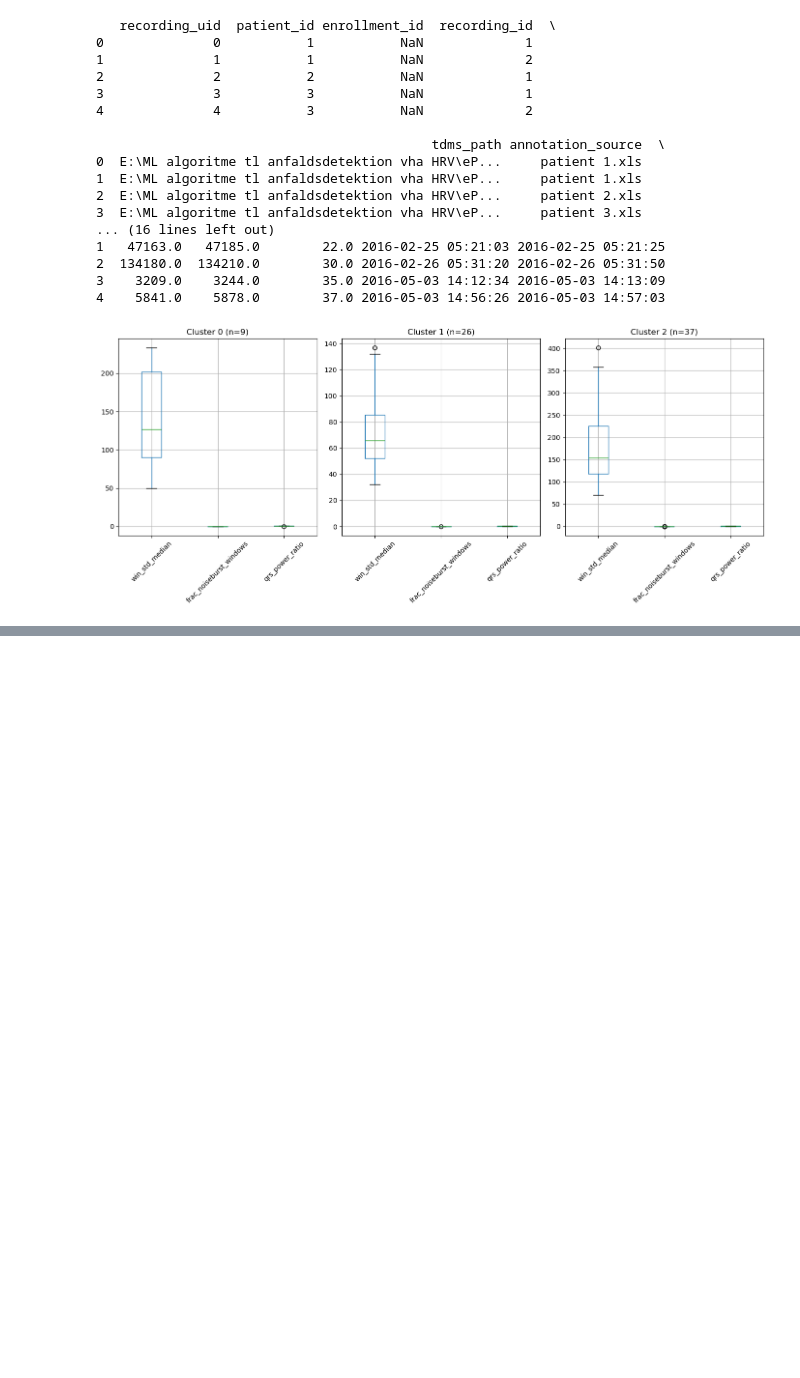
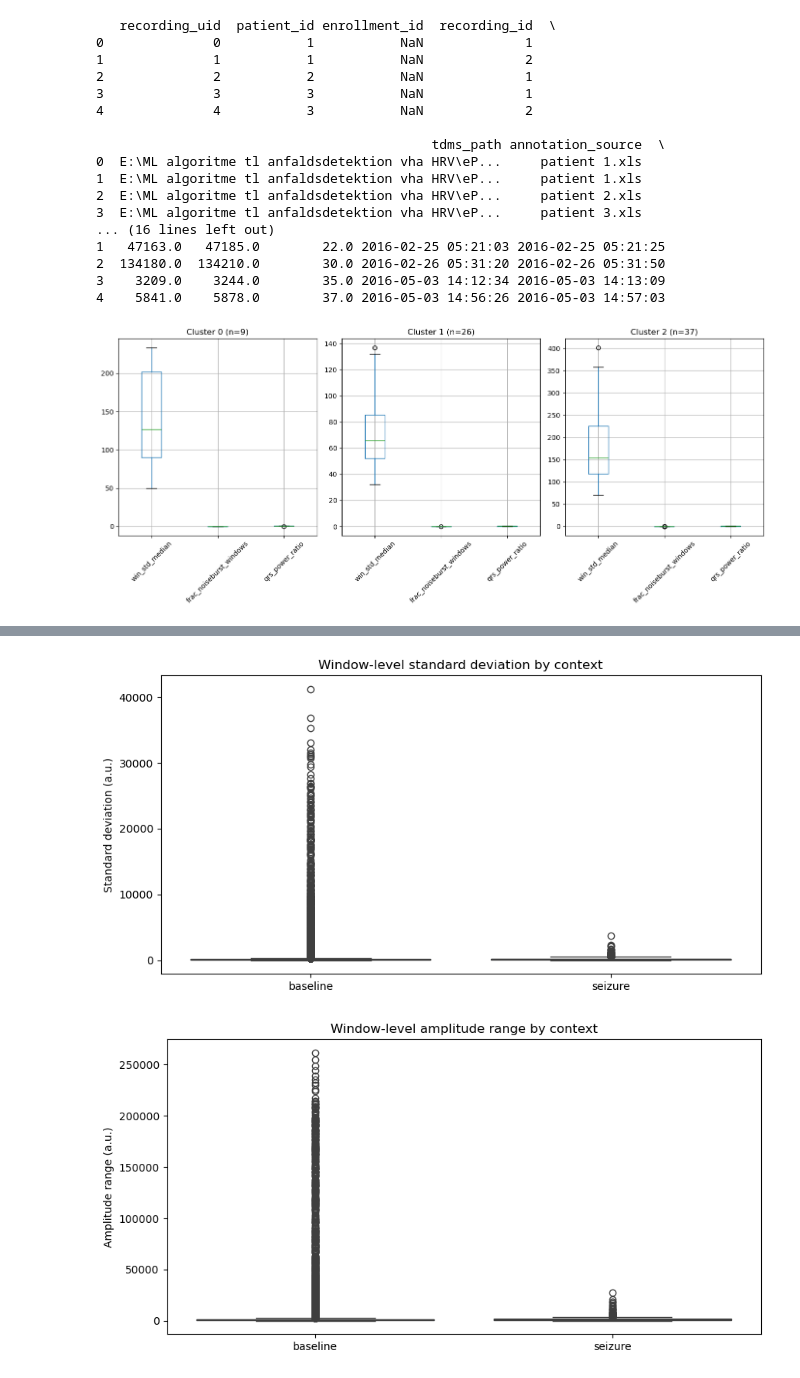
Before and after one commit to AU668208/Epilepsy_MasterThesis, a Jupyter notebook: Study2_1.ipynb, the cells around one changed output, grey strips where cells are left out. Saved outputs shown, nothing was run; the diff lists cells and outputs as text; code cells hidden in the pictures; blank space fills up the shorter version.

```diff
--- a/Study2_1.ipynb
+++ b/Study2_1.ipynb
@@ -508,0 +769,17 @@ plt.show()
+# %%
+plt.figure(figsize=(10,5))
+sns.boxplot(x="context", y="std", data=df_win)
+plt.title("Window-level standard deviation by context")
+plt.ylabel("Standard deviation (a.u.)")
+plt.xlabel("")
+plt.show()
+
+plt.figure(figsize=(10,5))
+sns.boxplot(x="context", y="range", data=df_win)
+plt.title("Window-level amplitude range by context")
+plt.ylabel("Amplitude range (a.u.)")
+plt.xlabel("")
+plt.show()
+# %% [output]
+[figure, added]
+[figure, added]
```
Also changed, not shown: parts of 7 cells of this notebook, 1 other file.
